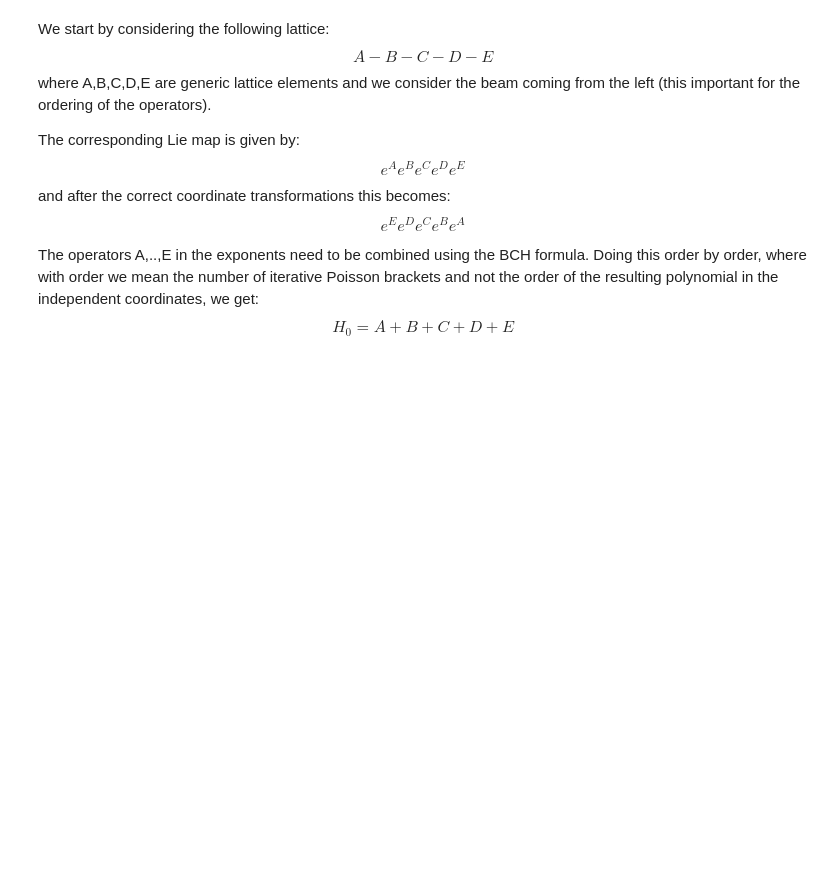
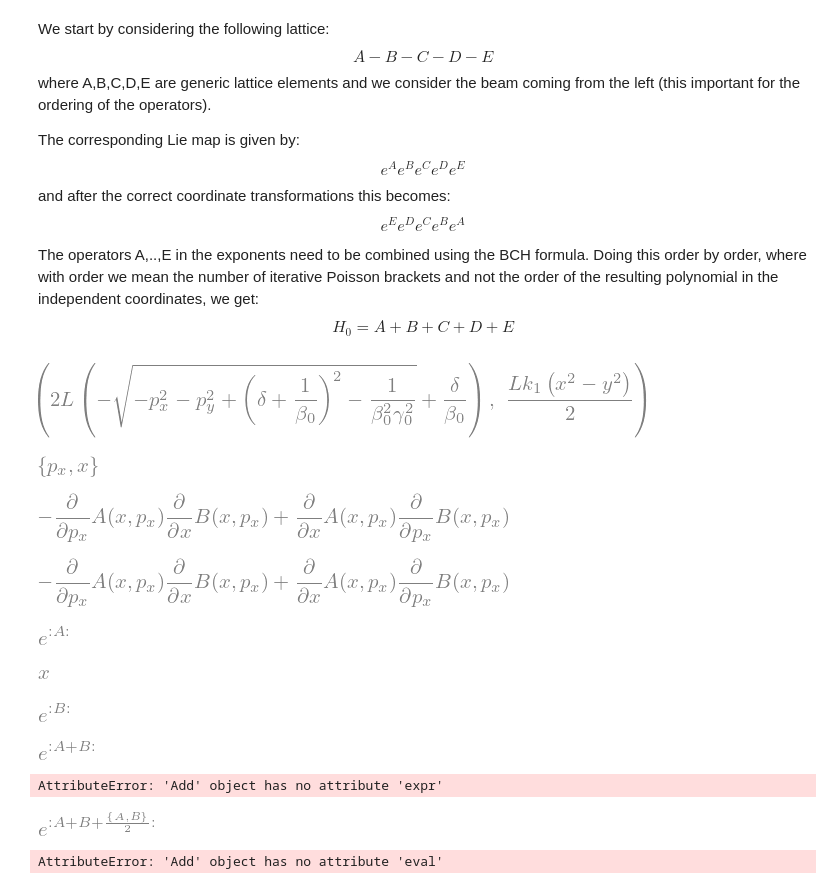
Before and after one commit to tomerten/acchamiltoniansandmatrices, a Jupyter notebook: acchamiltoniansandmatrices/Examples/Notebooks/SymbolicCalculations.ipynb, the cells around one changed output. Drawn from its saved outputs; the diff is of its cells as text; code cells hidden in the pictures; blank space fills up the shorter version.

Commit message:
replaced PoissonBracket class still need to add tests

```diff
--- a/acchamiltoniansandmatrices/Examples/Notebooks/SymbolicCalculations.ipynb
+++ b/acchamiltoniansandmatrices/Examples/Notebooks/SymbolicCalculations.ipynb
@@ -53,3 +78,7 @@ $$e^{E}e^{D}e^{C}e^{B}e^{A}$$
 
 The operators A,..,E in the exponents need to be combined using the BCH formula. Doing this order by order, where with order we mean the number of iterative Poisson brackets and not the order of the resulting polynomial in the independent coordinates, we get:
 $$H_0 = A +B + C + D + E$$
+# %%
+(HamDrift6D(beta0,gamma0,L,x,px,y,py,delta) + HamQuad6D(beta0,gamma0,L,x,px,y,py,delta,k1)).args
+# %% [output]
+[figure, added]
@@ -55,0 +94,40 @@ $$H_0 = A +B + C + D + E$$
+# %%
+PoissonBracket(A,B,[x],[px]).free_symbols
+# %% [output]
+[figure, added]
+# %%
+PoissonBracket(A,B,[x],[px]).expr
+# %% [output]
+[figure, added]
+# %%
+PoissonBracket(A,B,[x],[px])._eval()
+# %% [output]
+[figure, added]
+# %%
+Aop
+# %% [output]
+[figure, added]
+# %%
+Aop.ham.subs(A,x)
+# %% [output]
+[figure, added]
+# %%
+Bop
+# %% [output]
+[figure, added]
+# %%
+Aop.BCH(Bop,1)
+# %% [output]
+[figure, added]
+# %%
+Aop.BCH(Bop,1).ham
+# %% [output]
+AttributeError: 'Add' object has no attribute 'expr'
+# %%
+Aop.BCH(Bop,2)
+# %% [output]
+[figure, added]
+# %%
+Aop.BCH(Bop,2).ham
+# %% [output]
+AttributeError: 'Add' object has no attribute 'eval'
```
Also changed, not shown: parts of 74 cells of this notebook, 4 other files.
